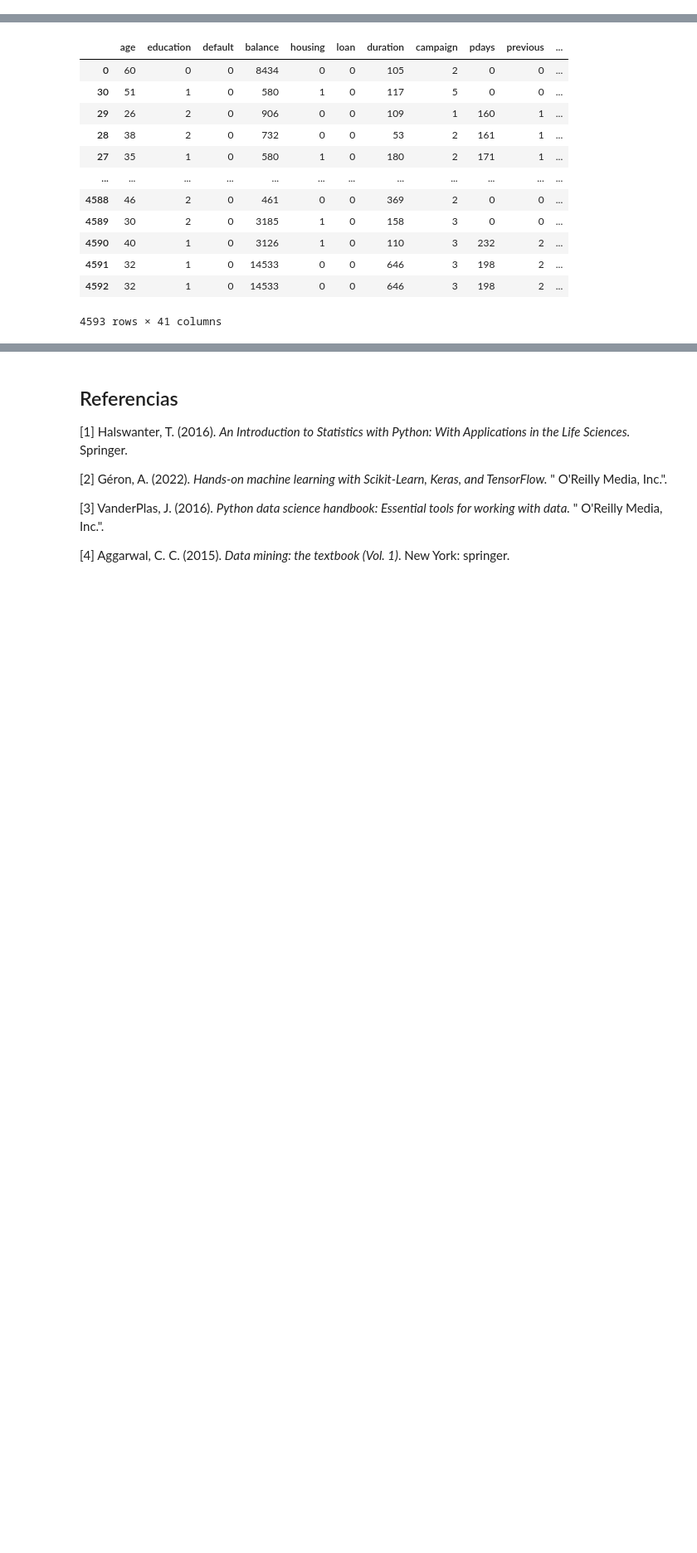
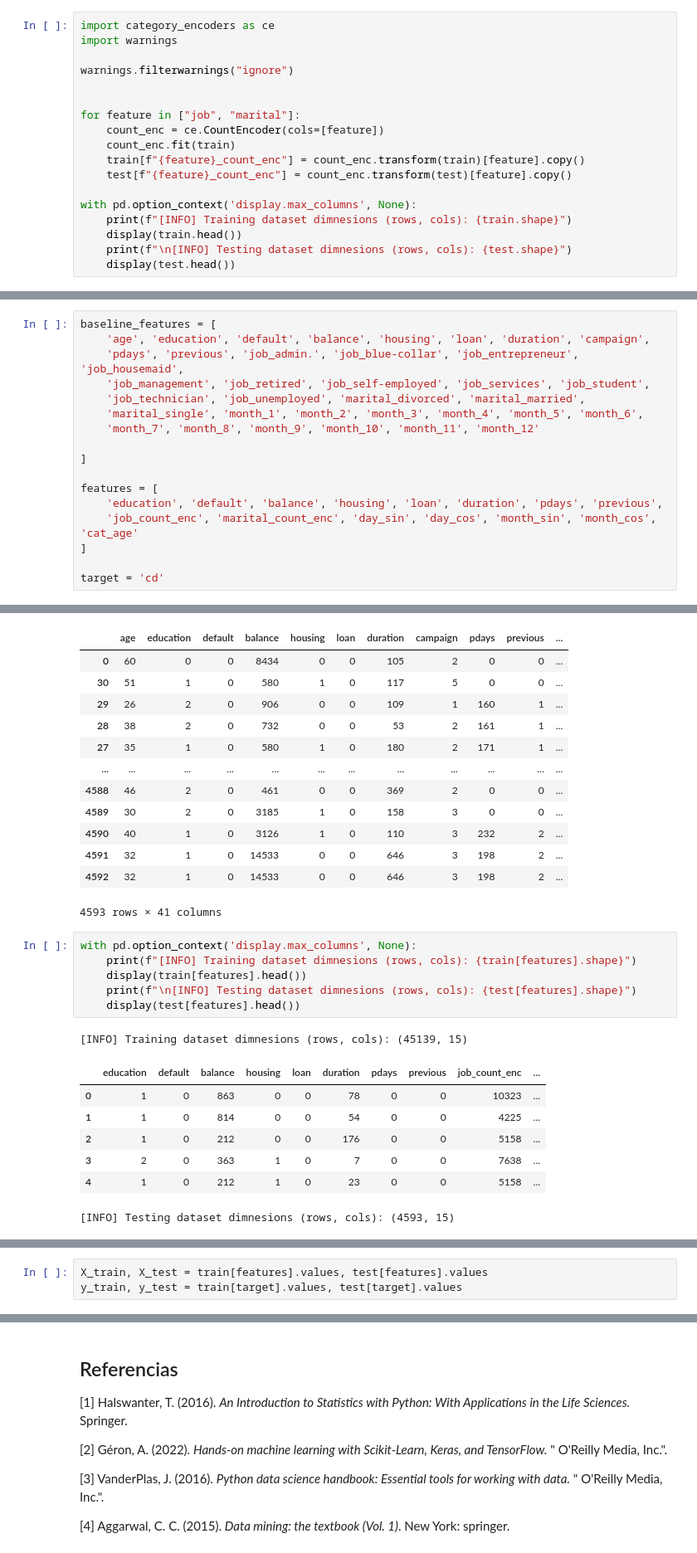
Before and after one commit to joefavergel/pbs-enae-python-applications-course, a Jupyter notebook: 1-customer-segmentation-target marketing.ipynb, the cells around one changed output, grey strips where cells are left out. Shown: that part at 83% size. Saved outputs shown, nothing was run; the diff lists cells and outputs as text; blank space fills up the shorter version.

Commit message:
:hammer: Train models

```diff
--- a/1-customer-segmentation-target marketing.ipynb
+++ b/1-customer-segmentation-target marketing.ipynb
@@ -561,0 +539,18 @@ target = 'cd'
+# %%
+import category_encoders as ce
+import warnings
+
+warnings.filterwarnings("ignore")
+
+
+for feature in ["job", "marital"]:
+    count_enc = ce.CountEncoder(cols=[feature])
+    count_enc.fit(train)
+    train[f"{feature}_count_enc"] = count_enc.transform(train)[feature].copy()
+    test[f"{feature}_count_enc"] = count_enc.transform(test)[feature].copy()
+
+with pd.option_context('display.max_columns', None):
+    print(f"[INFO] Training dataset dimnesions (rows, cols): {train.shape}")
+    display(train.head())
+    print(f"\n[INFO] Testing dataset dimnesions (rows, cols): {test.shape}")
+    display(test.head())
@@ -562,3 +572,20 @@ target = 'cd'
+# %%
+baseline_features = [
+    'age', 'education', 'default', 'balance', 'housing', 'loan', 'duration', 'campaign',
+    'pdays', 'previous', 'job_admin.', 'job_blue-collar', 'job_entrepreneur', 'job_housemaid',
+    'job_management', 'job_retired', 'job_self-employed', 'job_services', 'job_student',
+    'job_technician', 'job_unemployed', 'marital_divorced', 'marital_married',
+    'marital_single', 'month_1', 'month_2', 'month_3', 'month_4', 'month_5', 'month_6',
+    'month_7', 'month_8', 'month_9', 'month_10', 'month_11', 'month_12'
+
+]
+
+features = [
+    'education', 'default', 'balance', 'housing', 'loan', 'duration', 'pdays', 'previous',
+    'job_count_enc', 'marital_count_enc', 'day_sin', 'day_cos', 'month_sin', 'month_cos', 'cat_age'
+]
+
+target = 'cd'
 # %% [markdown]
 <a id="entrenamiento-de-modelos"></a>
 ## 5. Entrenamiento de modelos
@@ -747,3 +774,18 @@ with pd.option_context("display.max_columns", None):
 | 4591 | 32 | 1 | 0 | 14533 | 0 | 0 | 646 | 3 | 198 | 2 | ... |
 | 4592 | 32 | 1 | 0 | 14533 | 0 | 0 | 646 | 3 | 198 | 2 | ... |
 4593 rows × 41 columns
+# %%
+with pd.option_context('display.max_columns', None):
+    print(f"[INFO] Training dataset dimnesions (rows, cols): {train[features].shape}")
+    display(train[features].head())
+    print(f"\n[INFO] Testing dataset dimnesions (rows, cols): {test[features].shape}")
+    display(test[features].head())
+# %% [output]
+[INFO] Training dataset dimnesions (rows, cols): (45139, 15)
+|  | education | default | balance | housing | loan | duration | pdays | previous | job_count_enc | ... |
+| 0 | 1 | 0 | 863 | 0 | 0 | 78 | 0 | 0 | 10323 | ... |
+| 1 | 1 | 0 | 814 | 0 | 0 | 54 | 0 | 0 | 4225 | ... |
+| 2 | 1 | 0 | 212 | 0 | 0 | 176 | 0 | 0 | 5158 | ... |
+| 3 | 2 | 0 | 363 | 1 | 0 | 7 | 0 | 0 | 7638 | ... |
+| 4 | 1 | 0 | 212 | 1 | 0 | 23 | 0 | 0 | 5158 | ... |
+[INFO] Testing dataset dimnesions (rows, cols): (4593, 15)
@@ -749,0 +798,3 @@ with pd.option_context("display.max_columns", None):
+# %%
+X_train, X_test = train[features].values, test[features].values
+y_train, y_test = train[target].values, test[target].values
```
Also changed, not shown: parts of 10 cells of this notebook.
